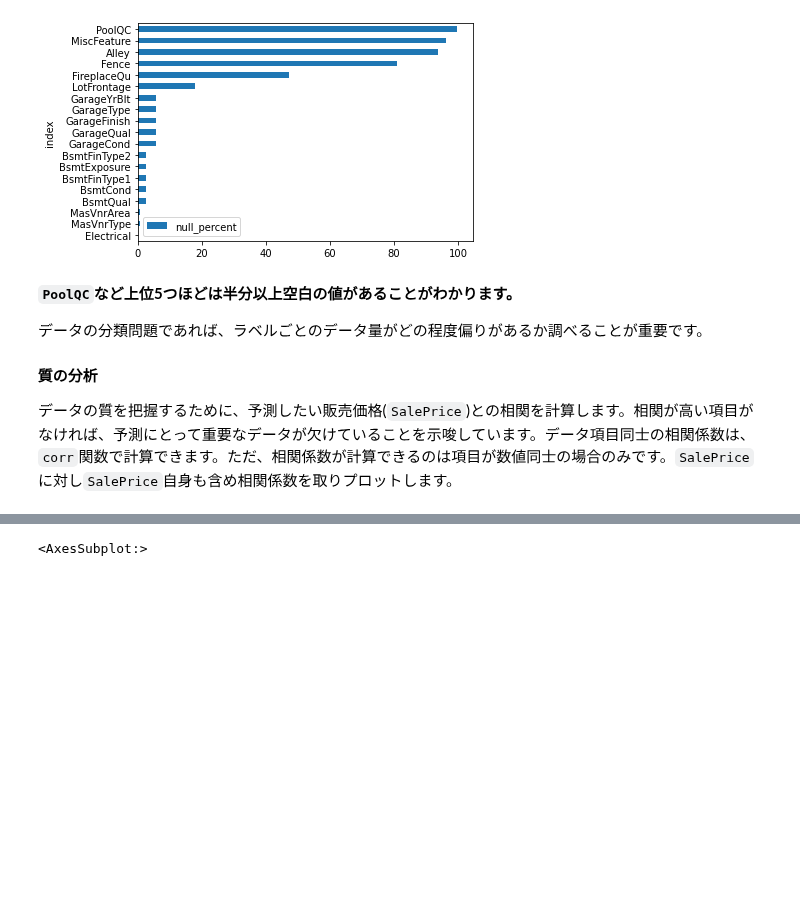
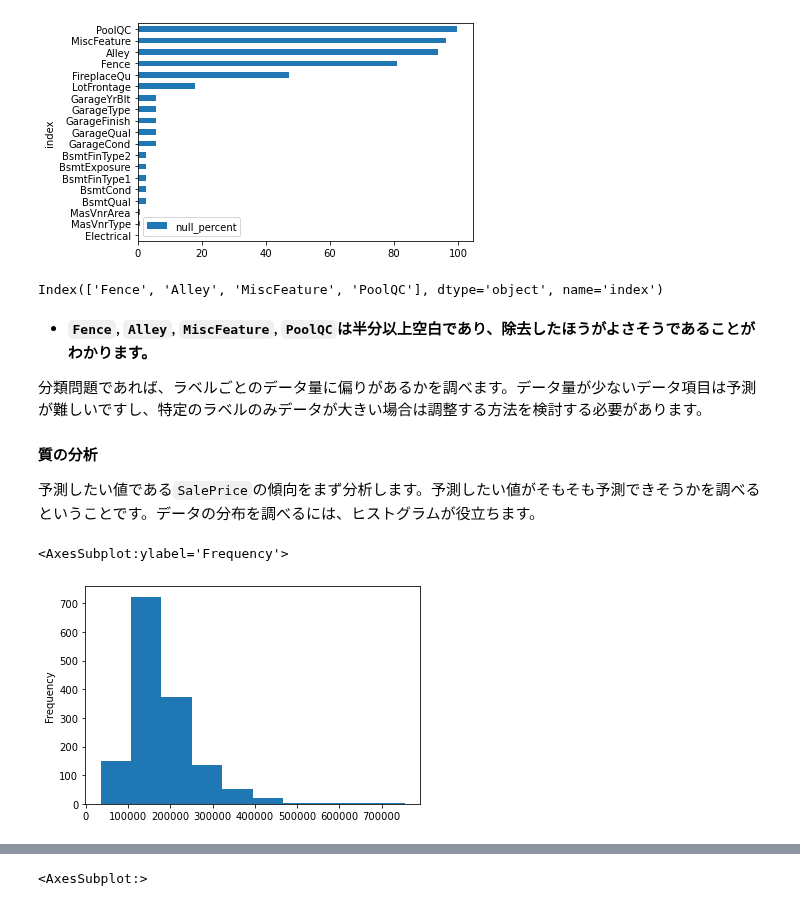
Before and after one commit to aws-samples/aws-ml-enablement-workshop, a Jupyter notebook: notebooks/02_analyze.ipynb, the cells around one changed output, grey strips where cells are left out. Saved outputs shown, nothing was run; the diff lists cells and outputs as text; code cells hidden in the pictures; blank space fills up the shorter version.

```diff
--- a/notebooks/02_analyze.ipynb
+++ b/notebooks/02_analyze.ipynb
@@ -65,11 +76,20 @@ house_price_df\
 # %% [output]
 <AxesSubplot:ylabel='index'>
 [figure]
+# %%
+null_percents.index[(null_percents > 50).to_numpy().flatten()]
+# %% [output]
+Index(['Fence', 'Alley', 'MiscFeature', 'PoolQC'], dtype='object', name='index')
 # %% [markdown]
-**`PoolQC`など上位5つほどは半分以上空白の値があることがわかります。**
+* **`Fence`, `Alley`, `MiscFeature`, `PoolQC`は半分以上空白であり、除去したほうがよさそうであることがわかります。**
 
-データの分類問題であれば、ラベルごとのデータ量がどの程度偏りがあるか調べることが重要です。
+分類問題であれば、ラベルごとのデータ量に偏りがあるかを調べます。データ量が少ないデータ項目は予測が難しいですし、特定のラベルのみデータが大きい場合は調整する方法を検討する必要があります。
 
 #### 質の分析
 
-データの質を把握するために、予測したい販売価格(`SalePrice`)との相関を計算します。相関が高い項目がなければ、予測にとって重要なデータが欠けていることを示唆しています。データ項目同士の相関係数は、`corr`関数で計算できます。ただ、相関係数が計算できるのは項目が数値同士の場合のみです。`SalePrice`に対し`SalePrice`自身も含め相関係数を取りプロットします。
+予測したい値である`SalePrice`の傾向をまず分析します。予測したい値がそもそも予測できそうかを調べるということです。データの分布を調べるには、ヒストグラムが役立ちます。
+# %%
+house_price_df["SalePrice"].plot.hist()
+# %% [output]
+<AxesSubplot:ylabel='Frequency'>
+[figure, added]
```
Also changed, not shown: parts of 23 cells of this notebook, 23 other files.
